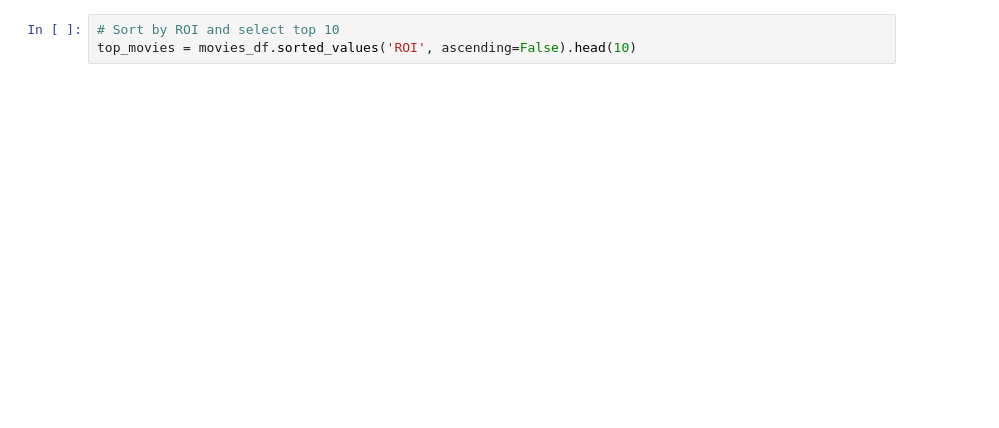
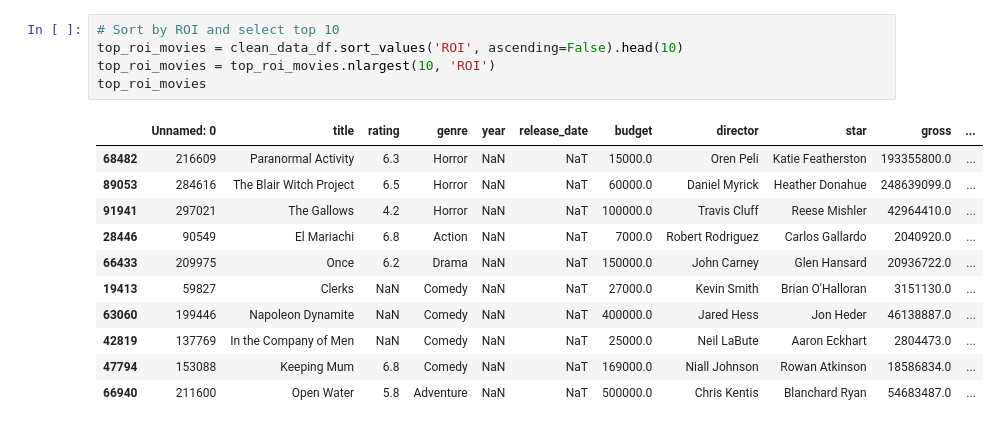
Before and after one commit to eliza0101/Project-1, a Jupyter notebook: main_movies_ey.ipynb, the cells around one changed output. Cells and saved outputs as stored; diff of their text form; blank space fills up the shorter version.

```diff
--- a/main_movies_ey.ipynb
+++ b/main_movies_ey.ipynb
@@ -31,6 +145,20 @@ AttributeError: module 'numpy' has no attribute 'matrix'
 # %%
 # Sort by ROI and select top 10
-top_movies = movies_df.sorted_values('ROI', ascending=False).head(10)
+top_roi_movies = clean_data_df.sort_values('ROI', ascending=False).head(10)
+top_roi_movies = top_roi_movies.nlargest(10, 'ROI')
+top_roi_movies
+# %% [output]
+|  | Unnamed: 0 | title | rating | genre | year | release_date | budget | director | star | gross | ... |
+| 68482 | 216609 | Paranormal Activity | 6.3 | Horror | NaN | NaT | 15000.0 | Oren Peli | Katie Featherston | 193355800.0 | ... |
+| 89053 | 284616 | The Blair Witch Project | 6.5 | Horror | NaN | NaT | 60000.0 | Daniel Myrick | Heather Donahue | 248639099.0 | ... |
+| 91941 | 297021 | The Gallows | 4.2 | Horror | NaN | NaT | 100000.0 | Travis Cluff | Reese Mishler | 42964410.0 | ... |
+| 28446 | 90549 | El Mariachi | 6.8 | Action | NaN | NaT | 7000.0 | Robert Rodriguez | Carlos Gallardo | 2040920.0 | ... |
+| 66433 | 209975 | Once | 6.2 | Drama | NaN | NaT | 150000.0 | John Carney | Glen Hansard | 20936722.0 | ... |
+| 19413 | 59827 | Clerks | NaN | Comedy | NaN | NaT | 27000.0 | Kevin Smith | Brian O'Halloran | 3151130.0 | ... |
+| 63060 | 199446 | Napoleon Dynamite | NaN | Comedy | NaN | NaT | 400000.0 | Jared Hess | Jon Heder | 46138887.0 | ... |
+| 42819 | 137769 | In the Company of Men | NaN | Comedy | NaN | NaT | 25000.0 | Neil LaBute | Aaron Eckhart | 2804473.0 | ... |
+| 47794 | 153088 | Keeping Mum | 6.8 | Comedy | NaN | NaT | 169000.0 | Niall Johnson | Rowan Atkinson | 18586834.0 | ... |
+| 66940 | 211600 | Open Water | 5.8 | Adventure | NaN | NaT | 500000.0 | Chris Kentis | Blanchard Ryan | 54683487.0 | ... |
 # %%
 # Bar Plot: Top 10 Movies by ROI (To compare of the financial performance of the movies)
 plt.figure(figsize=(12, 6))
```
Also changed, not shown: parts of 23 cells of this notebook, 2 other files.
